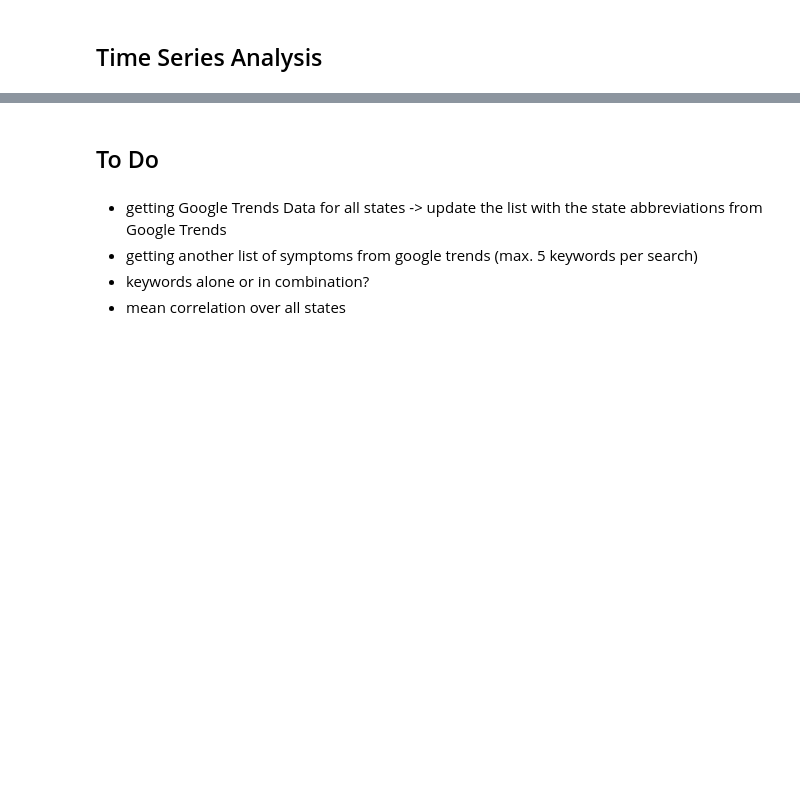
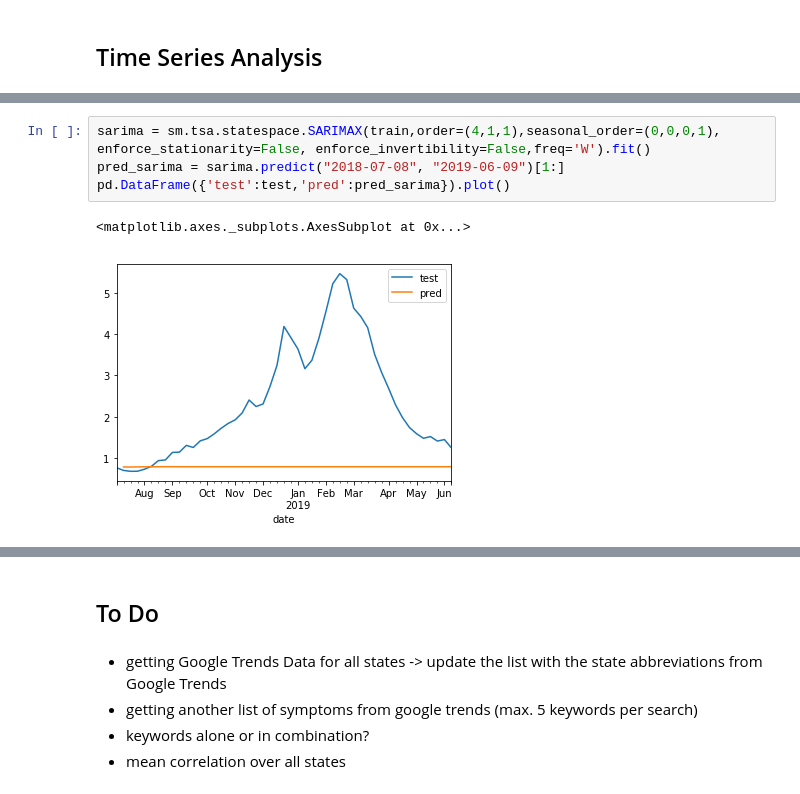
Before and after one commit to tlary/US-ILI-Rates-Forecasting-using-Google-Trends, a Jupyter notebook: curaio.ipynb, the cells around one changed output, grey strips where cells are left out. Cells and saved outputs as stored; diff of their text form; blank space fills up the shorter version.

```diff
--- a/curaio.ipynb
+++ b/curaio.ipynb
@@ -515,0 +479,7 @@ ili_us = get_usdata(kw_list=kw_list)
+# %%
+sarima = sm.tsa.statespace.SARIMAX(train,order=(4,1,1),seasonal_order=(0,0,0,1), enforce_stationarity=False, enforce_invertibility=False,freq='W').fit()
+pred_sarima = sarima.predict("2018-07-08", "2019-06-09")[1:]
+pd.DataFrame({'test':test,'pred':pred_sarima}).plot()
+# %% [output]
+<matplotlib.axes._subplots.AxesSubplot at 0x...>
+[figure, added]
```
Also changed, not shown: parts of 48 cells of this notebook.
